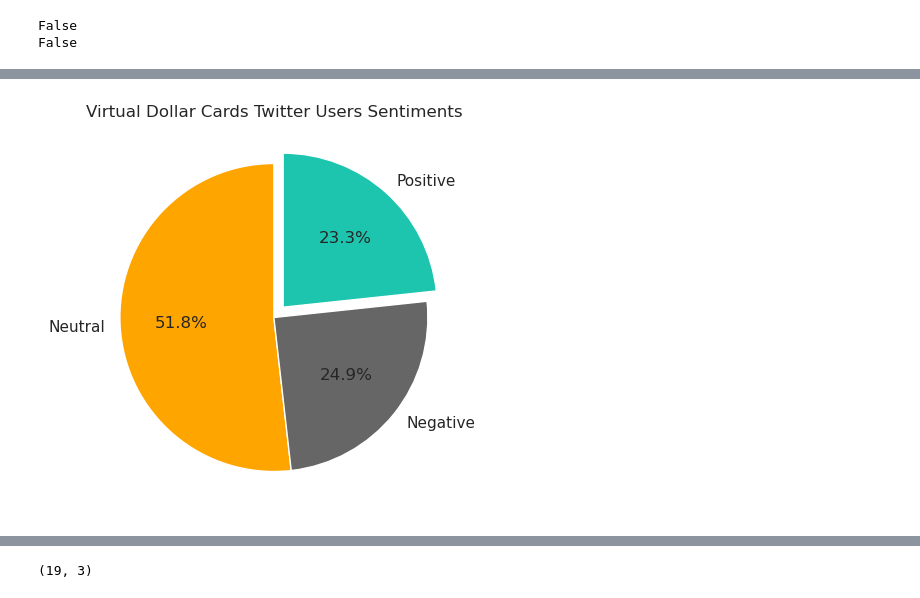
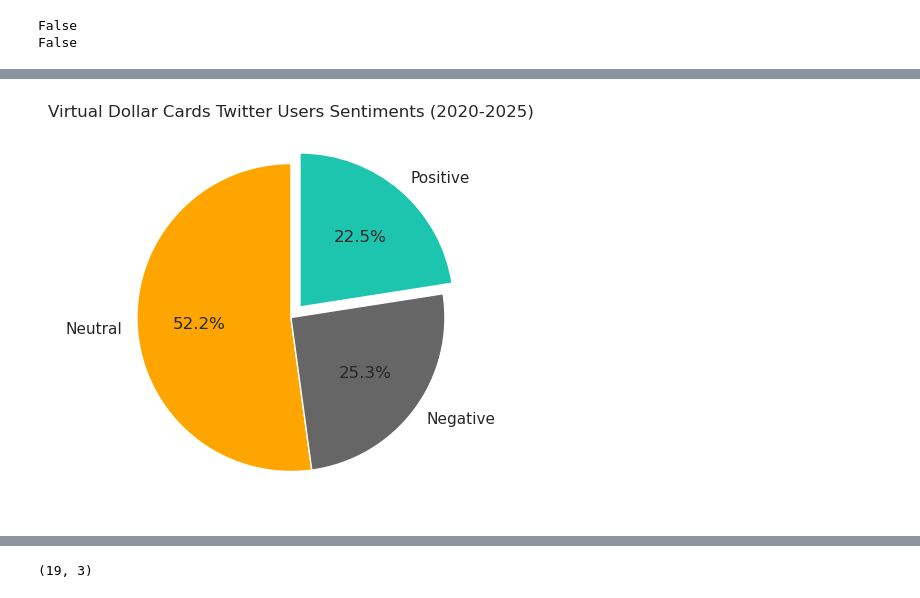
Before and after one commit to Anelawrence/Twitter-Sentiment-Analysis-Virtual-Cards, a Jupyter notebook: 2_virtual_card_sentiment_analysis.ipynb, the cells around one changed output, grey strips where cells are left out. Cells and saved outputs as stored; diff of their text form; code cells hidden in the pictures.

Commit message:
update sentiment analysis

```diff
--- a/2_virtual_card_sentiment_analysis.ipynb
+++ b/2_virtual_card_sentiment_analysis.ipynb
@@ -439,6 +475,3 @@ tweets_df.shape
 # %%
 # Apply function to DataFrame and to create 'virtual_card' column with tweet text
 tweets_df['card_brand'] = tweets_df['clean_tweet'].apply(get_virtual_card)
-# %%
-tweets_df = tweets_df[~(tweets_df['user'] == 'KlashaBusiness')]  #[['date', 'clean_tweet', 'user', 'sentiment', 'card_brand']]
-tweets_df.shape
@@ -446,0 +478,3 @@ tweets_df.shape
+# %%
+tweets_df = filter_tweets(tweets_df)
+tweets_df.shape
@@ -446,0 +483,4 @@ tweets_df.shape
+# %%
+tweets_df = tweets_df[~((tweets_df['user'] == 'dtb_uganda') |
+    (tweets_df['clean_tweet'].str.contains('mtnmomoug|mtnug|momo|Zypto', case=False, na=False)))]  #[['date', 'clean_tweet', 'user', 'sentiment', 'card_brand']]
+tweets_df.shape
@@ -446,0 +489,4 @@ tweets_df.shape
+# %%
+tweets_df = tweets_df[~((tweets_df['user'] == 'RedotPay') |
+    (tweets_df['clean_tweet'].str.contains('RedotPay', case=False, na=False)))]
+tweets_df.shape
@@ -490,10 +544,10 @@ plt.show()
 # %%
 # Plotting a pie chart to show distribution of Sentiments
 plt.figure(figsize=[7,5], facecolor='none')
 plt.pie(tweets_df['sentiment'].value_counts(), labels=['Neutral', "Negative",'Positive'], colors=['orange', '#666666', '#1dc5af'], startangle=90, explode= [0,0,0.09], autopct='%1.1f%%');
-plt.title('Virtual Dollar Cards Twitter Users Sentiments');
+plt.title('Virtual Dollar Cards Twitter Users Sentiments (2020-2025)');
 # %% [output]
-[figure, old version]
+[figure, new version]
 # %%
 # Set up the seaborn style and figure size
 sns.set(style="whitegrid")
```
Also changed, not shown: parts of 24 cells of this notebook, 3 other files.
